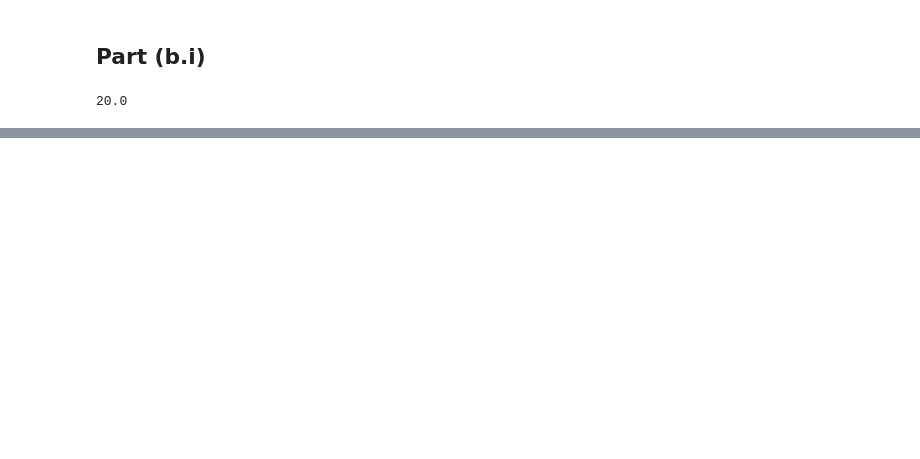
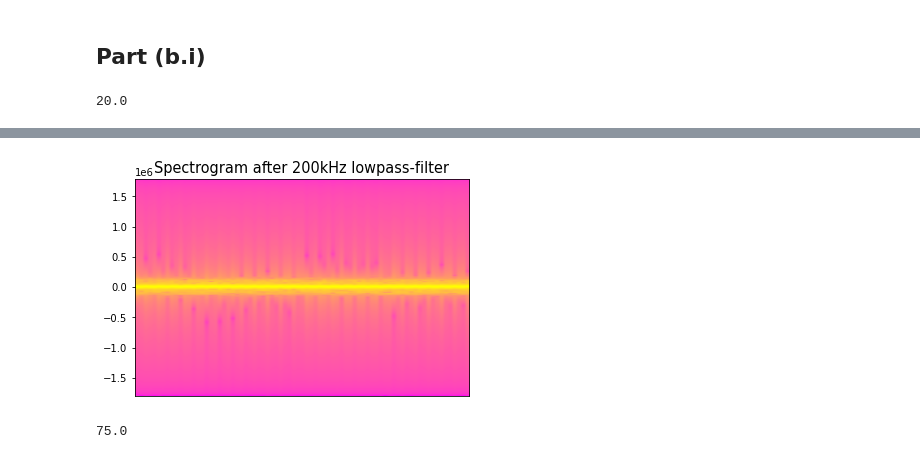
Before and after one commit to DasAnish/DSP_assignments, a Jupyter notebook: ad945-dsp-assignment-3.ipynb, the cells around one changed output, grey strips where cells are left out. Drawn from its saved outputs; the diff is of its cells as text; code cells hidden in the pictures; blank space fills up the shorter version.

```diff
--- a/ad945-dsp-assignment-3.ipynb
+++ b/ad945-dsp-assignment-3.ipynb
@@ -90,0 +169,23 @@ write('output.wav', rate=48000, data=output_signal)
+# %%
+# building filters.
+butter_200k_b, butter_200k_a = signal.butter(6, [2e5/3.6e6], btype='lowpass')
+# %%
+# filtering the signal
+signal_b_filt = signal.filtfilt(butter_200k_b, butter_200k_a, x=signal_b_recentered)
+# %%
+# plotting the filtered signal's spectrogram.
+plt.specgram(signal_b_filt[:10000], Fs=3.6e6,
+            cmap='spring')
+plt.xticks([])
+plt.title("Spectrogram after 200kHz lowpass-filter", fontsize=14.5)
+plt.show()
+# %% [output]
+[figure, added]
+# %%
+fs = 3.6e6
+out_fs = 48000
+
+freqs = [-1e6, 2e5, 1.5e6]
+print(fs//out_fs)
+# %% [output]
+75.0
```
Also changed, not shown: parts of 33 cells of this notebook.
